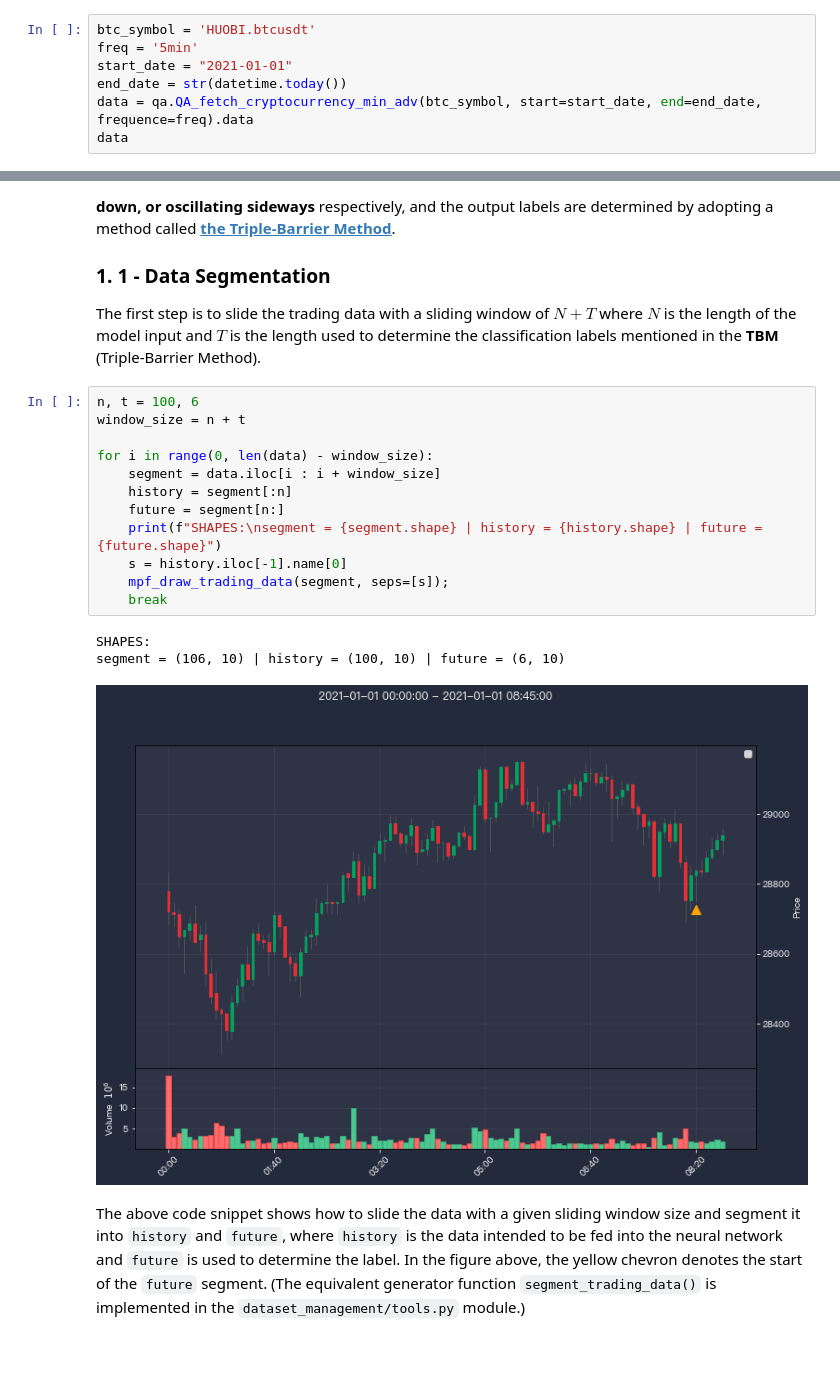
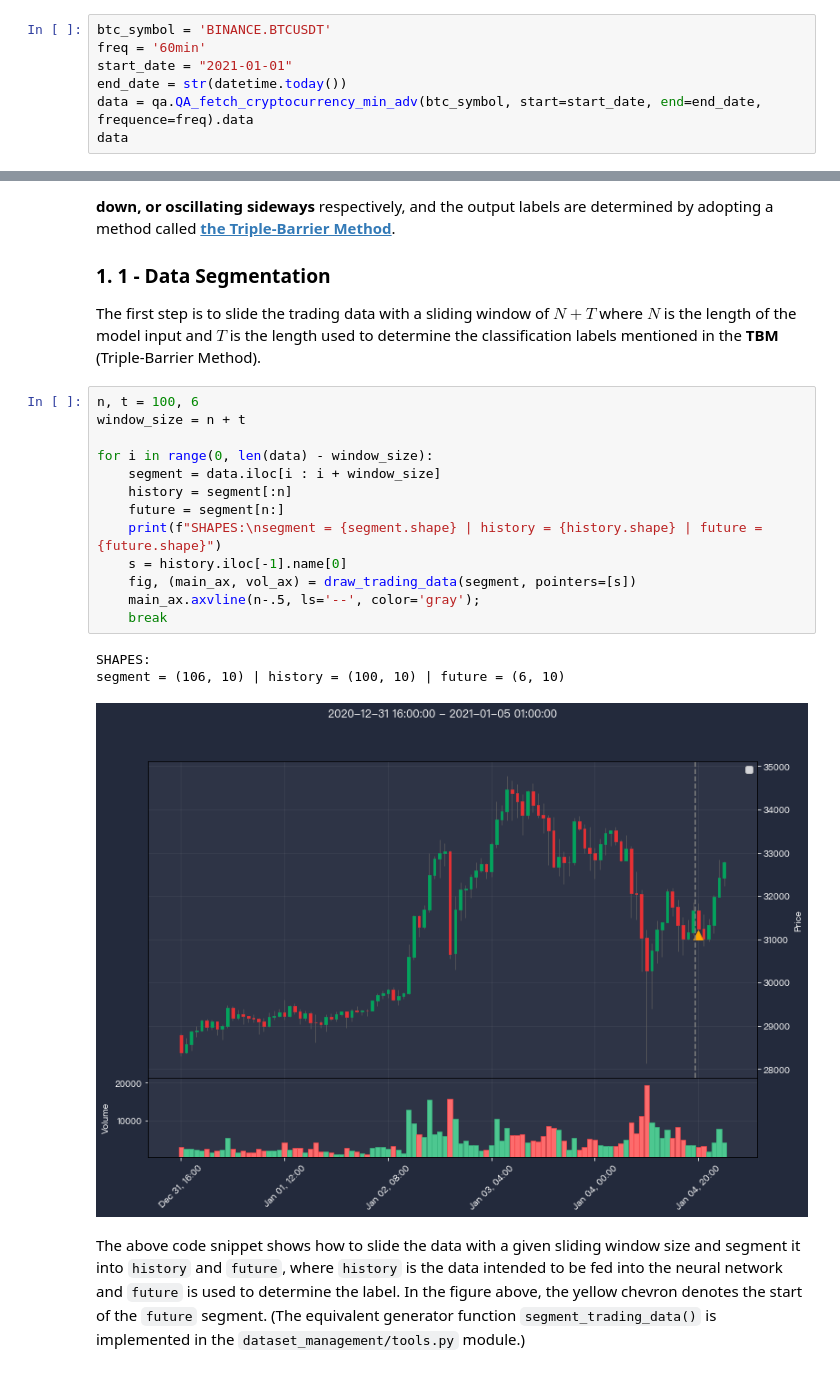
Before and after one commit to hchen13/neural-quant, a Jupyter notebook: dataset_management/dataset_generation.ipynb, the cells around one changed output, grey strips where cells are left out. Cells and saved outputs as stored; diff of their text form.

```diff
--- a/dataset_management/dataset_generation.ipynb
+++ b/dataset_management/dataset_generation.ipynb
@@ -70,8 +70,8 @@ from matplotlib import pyplot as plt
 # %% [markdown]
 An example of retrieving data through QUANTAXIS package, notice that the dataframes from it are actually indexed with names "datetime" and "code", so if the later code uses the index names, please refer back to this accordingly.
 # %%
-btc_symbol = 'HUOBI.btcusdt'
-freq = '5min'
+btc_symbol = 'BINANCE.BTCUSDT'
+freq = '60min'
 start_date = "2021-01-01"
 end_date = str(datetime.today())
 data = qa.QA_fetch_cryptocurrency_min_adv(btc_symbol, start=start_date, end=end_date, frequence=freq).data
@@ -102,19 +102,20 @@ The first step is to slide the trading data with a sliding window of $N + T$ whe
 # %%
 n, t = 100, 6
 window_size = n + t
 
 for i in range(0, len(data) - window_size):
     segment = data.iloc[i : i + window_size]
     history = segment[:n]
     future = segment[n:]
     print(f"SHAPES:\nsegment = {segment.shape} | history = {history.shape} | future = {future.shape}")
     s = history.iloc[-1].name[0]
-    mpf_draw_trading_data(segment, seps=[s]);
+    fig, (main_ax, vol_ax) = draw_trading_data(segment, pointers=[s])
+    main_ax.axvline(n-.5, ls='--', color='gray');
     break
 # %% [output]
 SHAPES:
 segment = (106, 10) | history = (100, 10) | future = (6, 10)
-[figure, old version]
+[figure, new version]
 # %% [markdown]
 The above code snippet shows how to slide the data with a given sliding window size and segment it into `history` and `future`, where `history` is the data intended to be fed into the neural network and `future` is used to determine the label. In the figure above, the yellow chevron denotes the start of the `future` segment. (The equivalent generator function `segment_trading_data()` is implemented in the `dataset_management/tools.py` module.)
 # %%
```
Also changed, not shown: parts of 8 cells of this notebook, 11 other files.
